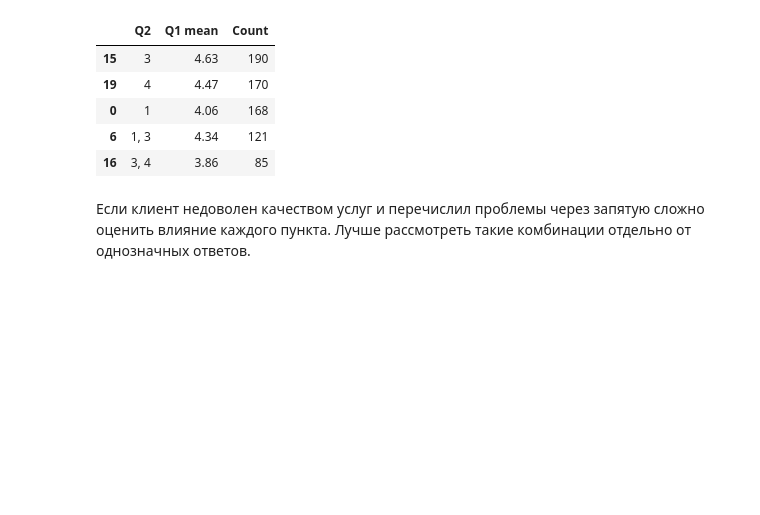
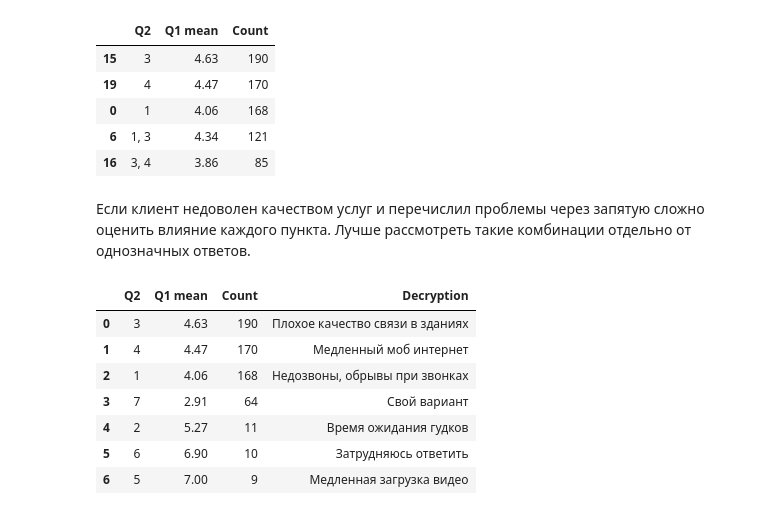
Before and after one commit to Egor-Siemens/Diploma_in_Data_Analytics, a Jupyter notebook: Graduate_work.ipynb, the cells around one changed output. Drawn from its saved outputs; the diff is of its cells as text; code cells hidden in the pictures; blank space fills up the shorter version.

Commit message:
change section 3 on part 1

```diff
--- a/Graduate_work.ipynb
+++ b/Graduate_work.ipynb
@@ -305,7 +308,7 @@ fig.update_layout(title='Распределение клиентов по удо
 no_popular_answers_Q2 = df.Q2.value_counts()[df.Q2.value_counts() < 5]
 
 # В связи с вышесказанным уберу из данных строки, содержащие некорректные ответы
-df_part1 = df[~df.Q1.isin(wrong_answer.index)
+df_part1 = df[~df.Q1.isin(wrong_answers.index)
               & ~(df.Q2.isin(['0', '8', '9', '10'])) # список чисел вне диапазона Q2 1-7
               & ~(df.Q2.isin(no_popular_answers_Q2.index))].copy() # не популярные ответы
 
@@ -350,13 +353,26 @@ df_part1.head()
 Если клиент недоволен качеством услуг и перечислил проблемы через запятую сложно оценить влияние каждого пункта. Лучше рассмотреть такие комбинации отдельно от однозначных ответов.
 # %%
 # Словарь для расшифровки
-Decryption = {'1': 'Недозвоны, обрывы при звонках',
-              '2': 'Время ожидания гудков',
-              '3': 'Плохое качество связи в зданиях',
-              '4': 'Медленный моб интернет',
-              '5': 'Медленная загрузка видео',
-              '6': 'Затрудняюсь ответить',
-              '7': 'Свой вариант'}
+Decryption = pd.Series({'1': 'Недозвоны, обрывы при звонках',
+                        '2': 'Время ожидания гудков',
+                        '3': 'Плохое качество связи в зданиях',
+                        '4': 'Медленный моб интернет',
+                        '5': 'Медленная загрузка видео',
+                        '6': 'Затрудняюсь ответить',
+                        '7': 'Свой вариант'}, name='Decryption')
 
-# Датафрейм, содержащий одну причину не удовлетворенности
+# Датафрейм, содержащий одну причину неудовлетворенности
 one_answer = df_part1[df_part1.Q2.isin(['1', '2', '3', '4', '5', '6', '7'])].copy()
+
+# Добавлю расшифровку
+one_answer = one_answer.merge(Decryption, left_on='Q2', right_on=Decryption.index)
+one_answer
+# %% [output]
+|  | Q2 | Q1 mean | Count | Decryption |
+| 0 | 3 | 4.63 | 190 | Плохое качество связи в зданиях |
+| 1 | 4 | 4.47 | 170 | Медленный моб интернет |
+| 2 | 1 | 4.06 | 168 | Недозвоны, обрывы при звонках |
+| 3 | 7 | 2.91 | 64 | Свой вариант |
+| 4 | 2 | 5.27 | 11 | Время ожидания гудков |
+| 5 | 6 | 6.90 | 10 | Затрудняюсь ответить |
+| 6 | 5 | 7.00 | 9 | Медленная загрузка видео |
```
Also changed, not shown: parts of 17 cells of this notebook.
